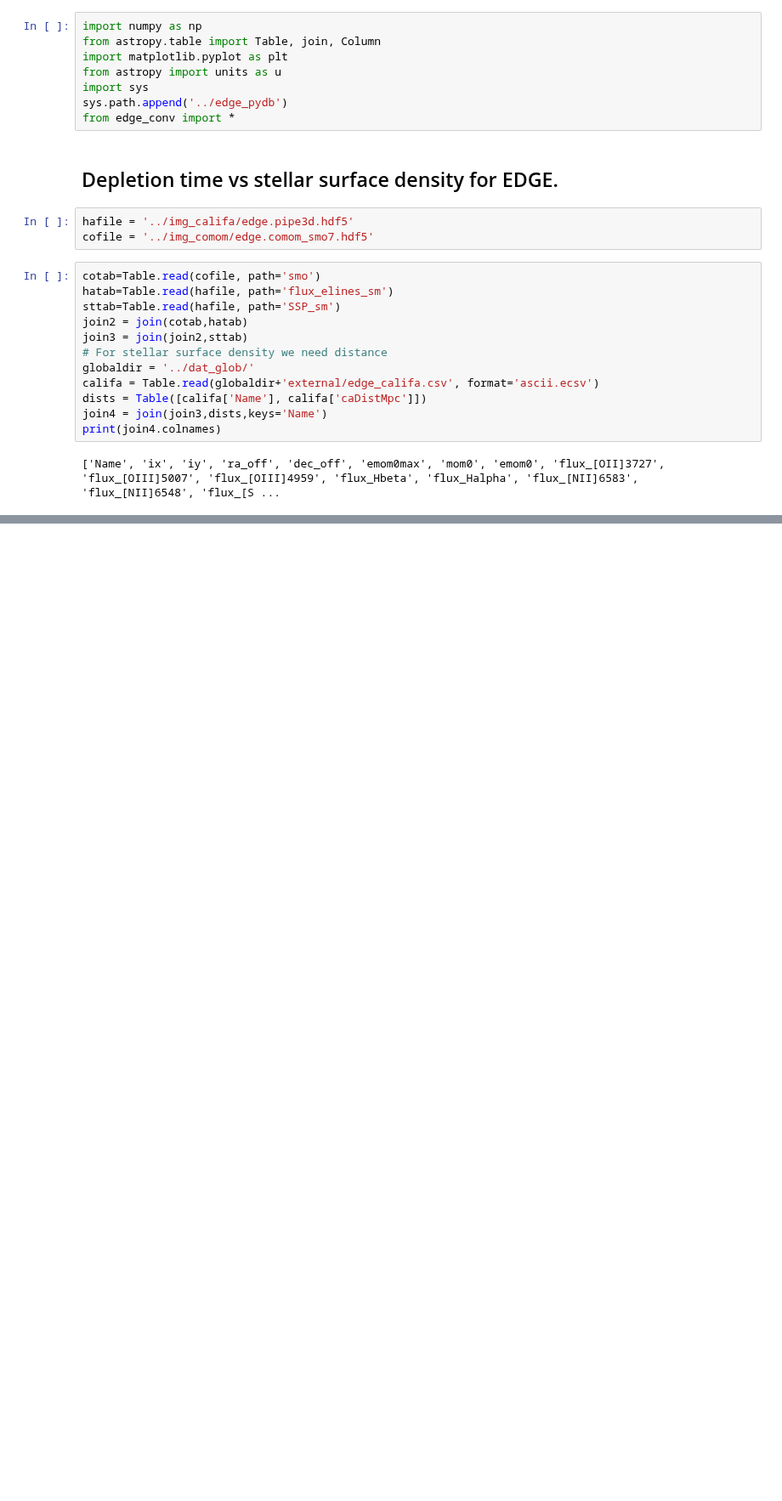
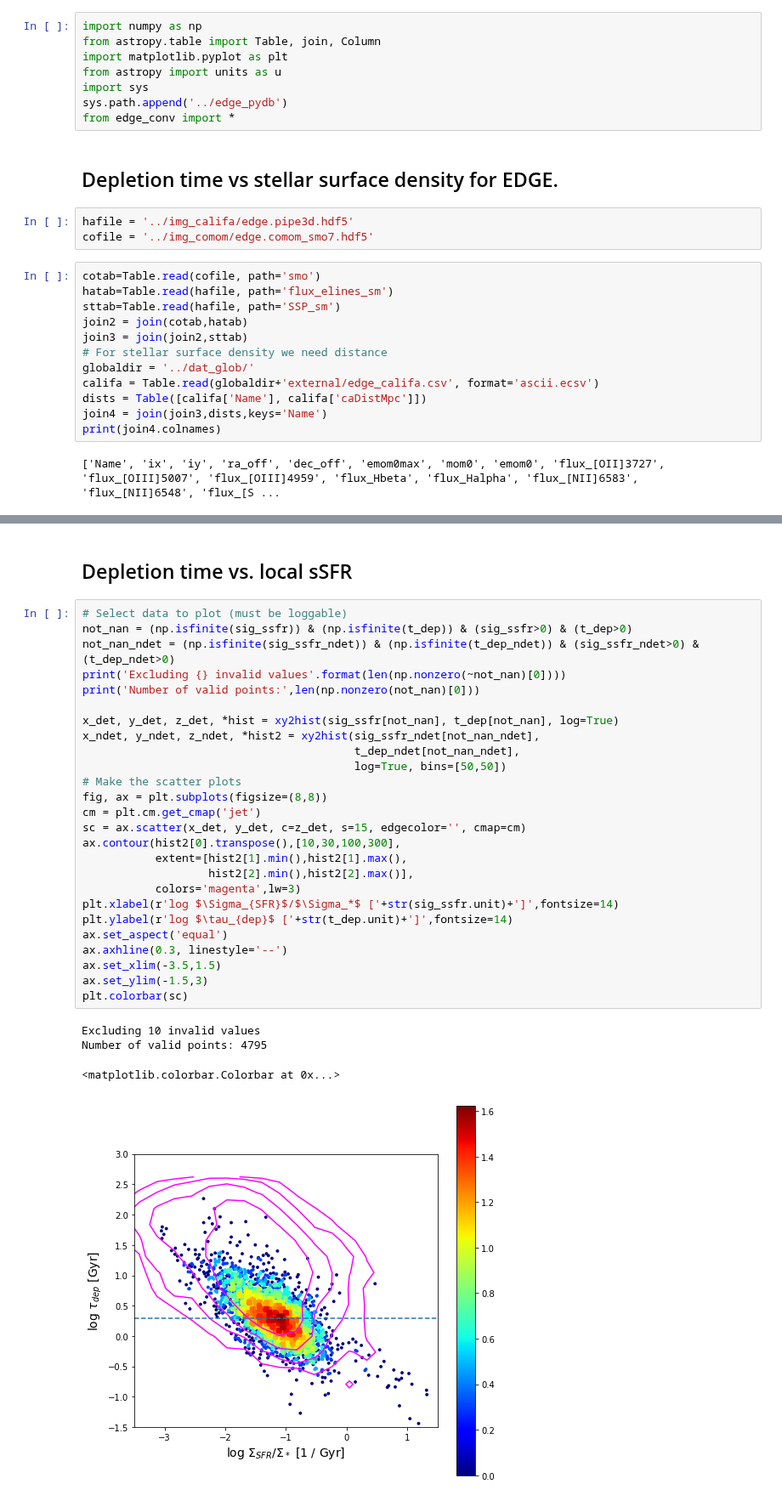
Before and after one commit to tonywong94/edge_pydb, a Jupyter notebook: demo_notebk/Tau_dep-edge.ipynb, the cells around one changed output, grey strips where cells are left out. Shown at 85% size. Cells and saved outputs as stored; diff of their text form; blank space fills up the shorter version.

```diff
--- a/demo_notebk/Tau_dep-edge.ipynb
+++ b/demo_notebk/Tau_dep-edge.ipynb
@@ -74,0 +119,33 @@ plt.colorbar(sc)
+# %% [markdown]
+## Depletion time vs. local sSFR
+# %%
+# Select data to plot (must be loggable)
+not_nan = (np.isfinite(sig_ssfr)) & (np.isfinite(t_dep)) & (sig_ssfr>0) & (t_dep>0)
+not_nan_ndet = (np.isfinite(sig_ssfr_ndet)) & (np.isfinite(t_dep_ndet)) & (sig_ssfr_ndet>0) & (t_dep_ndet>0)
+print('Excluding {} invalid values'.format(len(np.nonzero(~not_nan)[0])))
+print('Number of valid points:',len(np.nonzero(not_nan)[0]))
+
+x_det, y_det, z_det, *hist = xy2hist(sig_ssfr[not_nan], t_dep[not_nan], log=True)
+x_ndet, y_ndet, z_ndet, *hist2 = xy2hist(sig_ssfr_ndet[not_nan_ndet],
+                                         t_dep_ndet[not_nan_ndet],
+                                         log=True, bins=[50,50])
+# Make the scatter plots
+fig, ax = plt.subplots(figsize=(8,8))
+cm = plt.cm.get_cmap('jet')
+sc = ax.scatter(x_det, y_det, c=z_det, s=15, edgecolor='', cmap=cm)
+ax.contour(hist2[0].transpose(),[10,30,100,300],
+           extent=[hist2[1].min(),hist2[1].max(),
+                   hist2[2].min(),hist2[2].max()],
+           colors='magenta',lw=3)
+plt.xlabel(r'log $\Sigma_{SFR}$/$\Sigma_*$ ['+str(sig_ssfr.unit)+']',fontsize=14)
+plt.ylabel(r'log $\tau_{dep}$ ['+str(t_dep.unit)+']',fontsize=14)
+ax.set_aspect('equal')
+ax.axhline(0.3, linestyle='--')
+ax.set_xlim(-3.5,1.5)
+ax.set_ylim(-1.5,3)
+plt.colorbar(sc)
+# %% [output]
+Excluding 10 invalid values
+Number of valid points: 4795
+<matplotlib.colorbar.Colorbar at 0x...>
+[figure, added]
```
Also changed, not shown: parts of 4 cells of this notebook, 3 other files.
